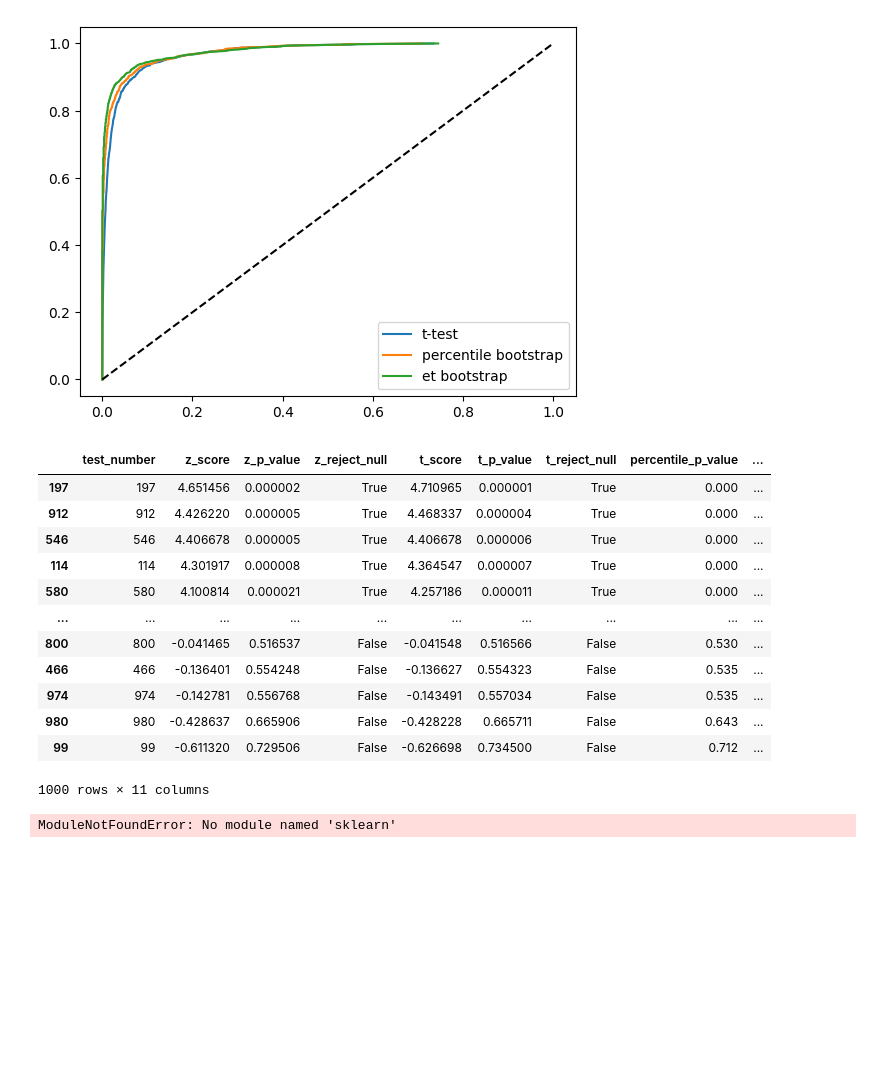
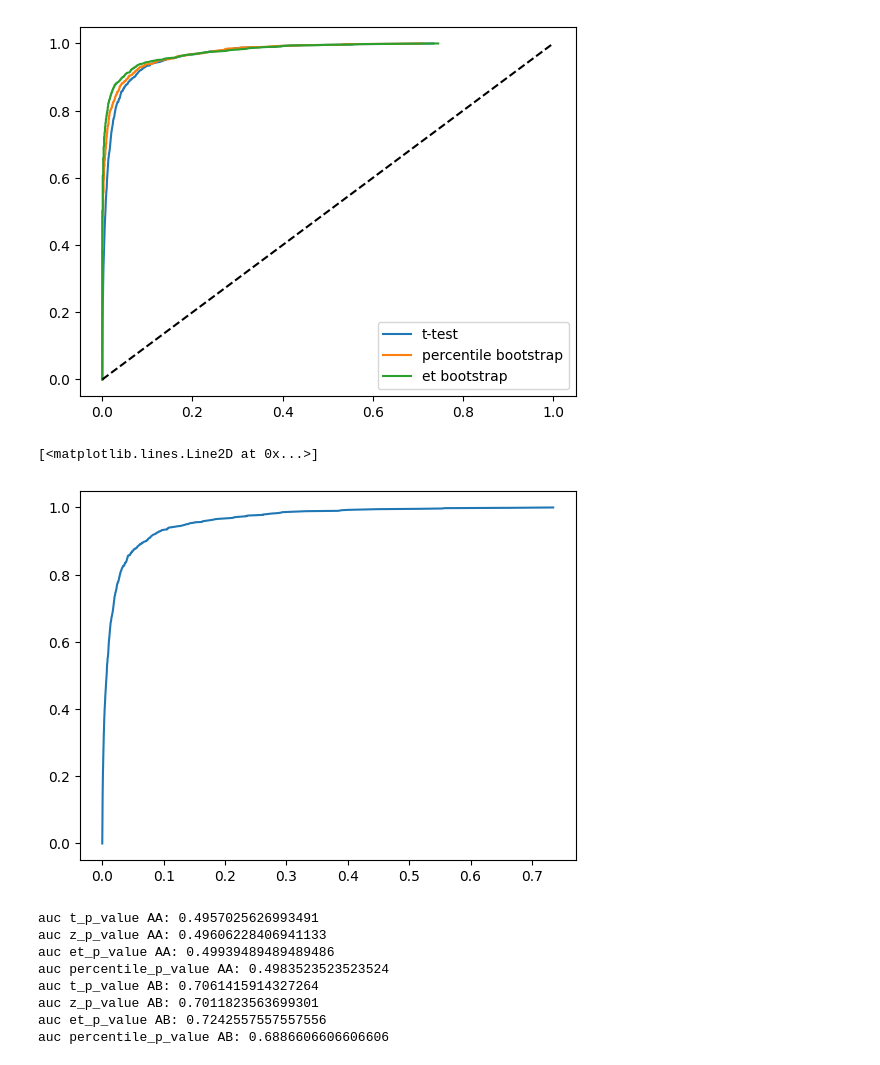
Before and after one commit to Bati-bot/Design-of-experiments-DOE, a Jupyter notebook: pruebas/eventos.ipynb, the cells around one changed output. Saved outputs shown, nothing was run; the diff lists cells and outputs as text; code cells hidden in the pictures; blank space fills up the shorter version.

```diff
--- a/pruebas/eventos.ipynb
+++ b/pruebas/eventos.ipynb
@@ -377,7 +381,7 @@ def run_test_mean_diff_multiple(df, variant_col, value_col, number_of_tests=100,
     # Return the results DataFrame
     return results_df
 # %%
-events_df = pd.read_csv("Data/2019-Oct.csv")
+events_df = pd.read_csv("../Data/2019-Oct.csv")
 # %%
 events_df['time'] = pd.to_datetime(events_df['event_time'])
 events_df['date'] = events_df['time'].dt.date
@@ -579,25 +583,25 @@ ax.plot([0,1],[0,1], '--k')
 # %% [output]
 [<matplotlib.lines.Line2D at 0x...>]
 [figure]
-# %%
-p_values_AB.sort_values(by="t_p_value")
-# %% [output]
-|  | test_number | z_score | z_p_value | z_reject_null | t_score | t_p_value | t_reject_null | percentile_p_value | ... |
-| 197 | 197 | 4.651456 | 0.000002 | True | 4.710965 | 0.000001 | True | 0.000 | ... |
-| 912 | 912 | 4.426220 | 0.000005 | True | 4.468337 | 0.000004 | True | 0.000 | ... |
-| 546 | 546 | 4.406678 | 0.000005 | True | 4.406678 | 0.000006 | True | 0.000 | ... |
-| 114 | 114 | 4.301917 | 0.000008 | True | 4.364547 | 0.000007 | True | 0.000 | ... |
-| 580 | 580 | 4.100814 | 0.000021 | True | 4.257186 | 0.000011 | True | 0.000 | ... |
-| ... | ... | ... | ... | ... | ... | ... | ... | ... | ... |
-| 800 | 800 | -0.041465 | 0.516537 | False | -0.041548 | 0.516566 | False | 0.530 | ... |
-| 466 | 466 | -0.136401 | 0.554248 | False | -0.136627 | 0.554323 | False | 0.535 | ... |
-| 974 | 974 | -0.142781 | 0.556768 | False | -0.143491 | 0.557034 | False | 0.535 | ... |
-| 980 | 980 | -0.428637 | 0.665906 | False | -0.428228 | 0.665711 | False | 0.643 | ... |
-| 99 | 99 | -0.611320 | 0.729506 | False | -0.626698 | 0.734500 | False | 0.712 | ... |
-1000 rows × 11 columns
+# %%
+plt.plot(sorted(p_values_AB["t_p_value"]), np.linspace(0, 1, experiments))
+# %% [output]
+[<matplotlib.lines.Line2D at 0x...>]
+[figure, added]
 # %%
-from sklearn.metrics import auc
+for t in ["t_p_value", "z_p_value", "et_p_value", "percentile_p_value"]:
+    auc_value = auc(sorted(p_values_AA[t]), np.linspace(0, 1, experiments))
+    print(f"auc {t} AA: {auc_value}")
 
-auc(p_values_AA["t_p_value"])
+for t in ["t_p_value", "z_p_value", "et_p_value", "percentile_p_value"]:
+    auc_value = auc(sorted(p_values_AB[t]), np.linspace(0, 1, experiments))
+    print(f"auc {t} AB: {auc_value}")
 # %% [output]
-ModuleNotFoundError: No module named 'sklearn'
+auc t_p_value AA: 0.4957025626993491
+auc z_p_value AA: 0.49606228406941133
+auc et_p_value AA: 0.49939489489489486
+auc percentile_p_value AA: 0.4983523523523524
+auc t_p_value AB: 0.7061415914327264
+auc z_p_value AB: 0.7011823563699301
+auc et_p_value AB: 0.7242557557557556
+auc percentile_p_value AB: 0.6886606606606606
```
Also changed, not shown: parts of 1 cell of this notebook.
